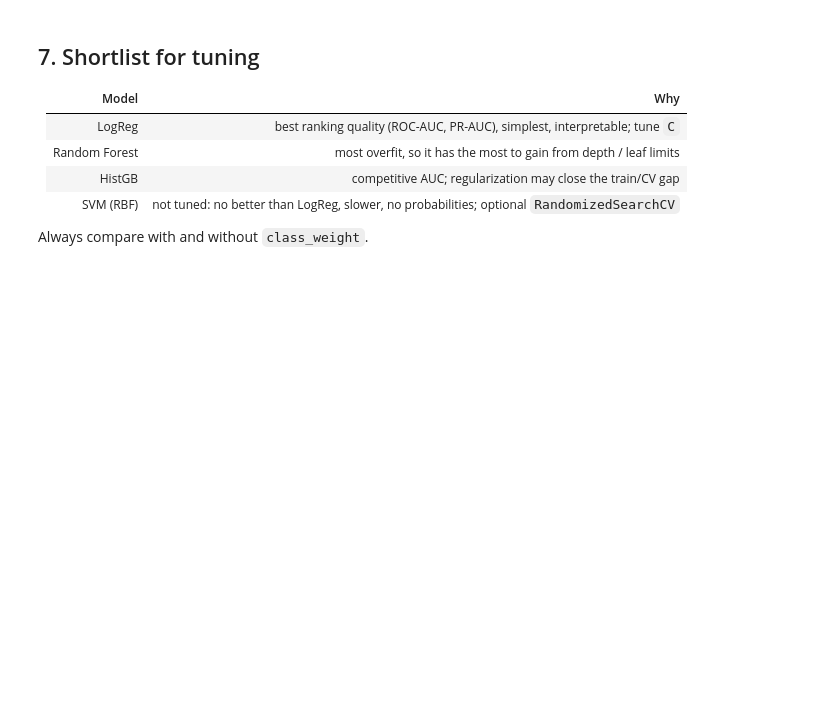
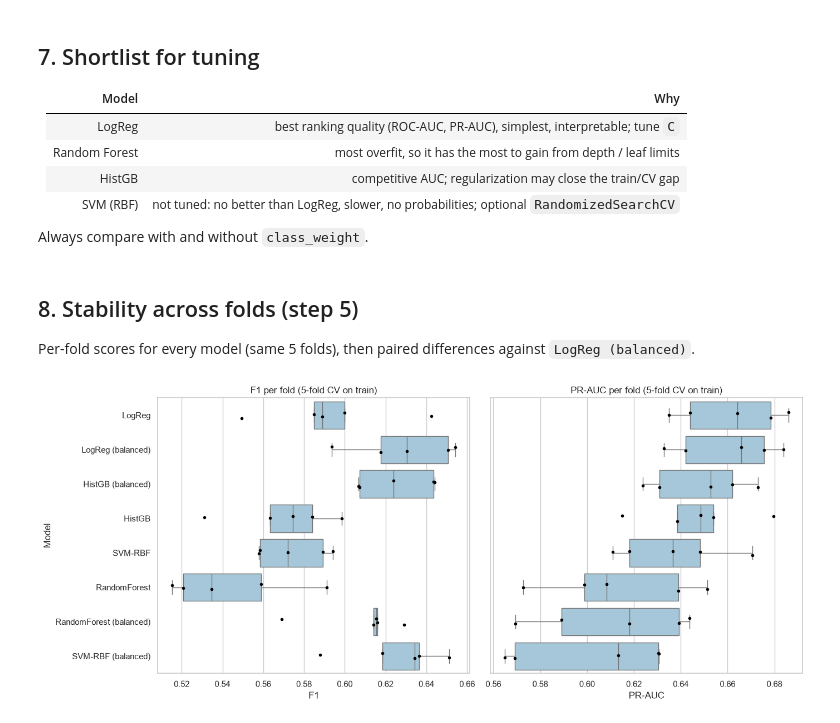
Before and after one commit to Sheyda-Fathi/customer-churn-prediction, a Jupyter notebook: notebooks/03_modeling.ipynb, the cells around one changed output. Saved outputs shown, nothing was run; the diff lists cells and outputs as text; code cells hidden in the pictures; blank space fills up the shorter version.

Commit message:
feat: add cv stability analysis and metric selection

```diff
--- a/notebooks/03_modeling.ipynb
+++ b/notebooks/03_modeling.ipynb
@@ -236,9 +237,12 @@ plt.show()
 Tuning (step 6) should limit tree depth / leaf size for Random Forest and regularize HistGB.
 # %%
 compare_all = pd.concat([baselines, all_results[baselines.columns]])
+
 plot_df = compare_all[['precision_mean', 'recall_mean', 'f1_mean', 'pr_auc_mean']].copy()
 plot_df.columns = ['Precision', 'Recall', 'F1', 'PR-AUC']
-ax = plot_df.iloc[::-1].plot(kind='barh', figsize=(10, 10),color=['#4C72B0', '#C44E52', '#55A868', '#8172B2'])
+
+ax = plot_df.iloc[::-1].plot(kind='barh', figsize=(10, 10),
+                             color=['#4C72B0', '#C44E52', '#55A868', '#8172B2'])
 for c in ax.containers:
     ax.bar_label(c, fmt='%.2f', fontsize=7, padding=2)
 ax.set_title('All models vs baselines (5-fold CV on train)')
@@ -264,3 +268,27 @@ Takeaway: a more complex model does not win here. Simple LogReg is at least as g
 | SVM (RBF) | not tuned: no better than LogReg, slower, no probabilities; optional `RandomizedSearchCV` |
 
 Always compare with and without `class_weight`.
+# %% [markdown]
+## 8. Stability across folds (step 5)
+
+Per-fold scores for every model (same 5 folds), then paired differences against `LogReg (balanced)`.
+# %%
+fold_scores = {name: cv_fold_scores(model, X_train, y_train, cv=cv)
+               for name, model in zoo.items()}
+
+fold_df = pd.concat(fold_scores, names=['model', 'fold']).reset_index()
+order = fold_df.groupby('model')['pr_auc'].mean().sort_values(ascending=False).index
+
+fig, axes = plt.subplots(1, 2, figsize=(14, 6), sharey=True)
+for ax, metric, title in zip(axes, ['f1', 'pr_auc'], ['F1', 'PR-AUC']):
+    sns.boxplot(data=fold_df, x=metric, y='model', order=order, ax=ax,
+                color='#9ecae1', fliersize=0)
+    sns.stripplot(data=fold_df, x=metric, y='model', order=order, ax=ax,
+                  color='black', size=4)
+    ax.set_title(f'{title} per fold (5-fold CV on train)')
+    ax.set_xlabel(title)
+    ax.set_ylabel('Model')
+save_fig('15_fold_stability')
+plt.show()
+# %% [output]
+[figure, added]
```
Also changed, not shown: parts of 13 cells of this notebook, 8 other files.
